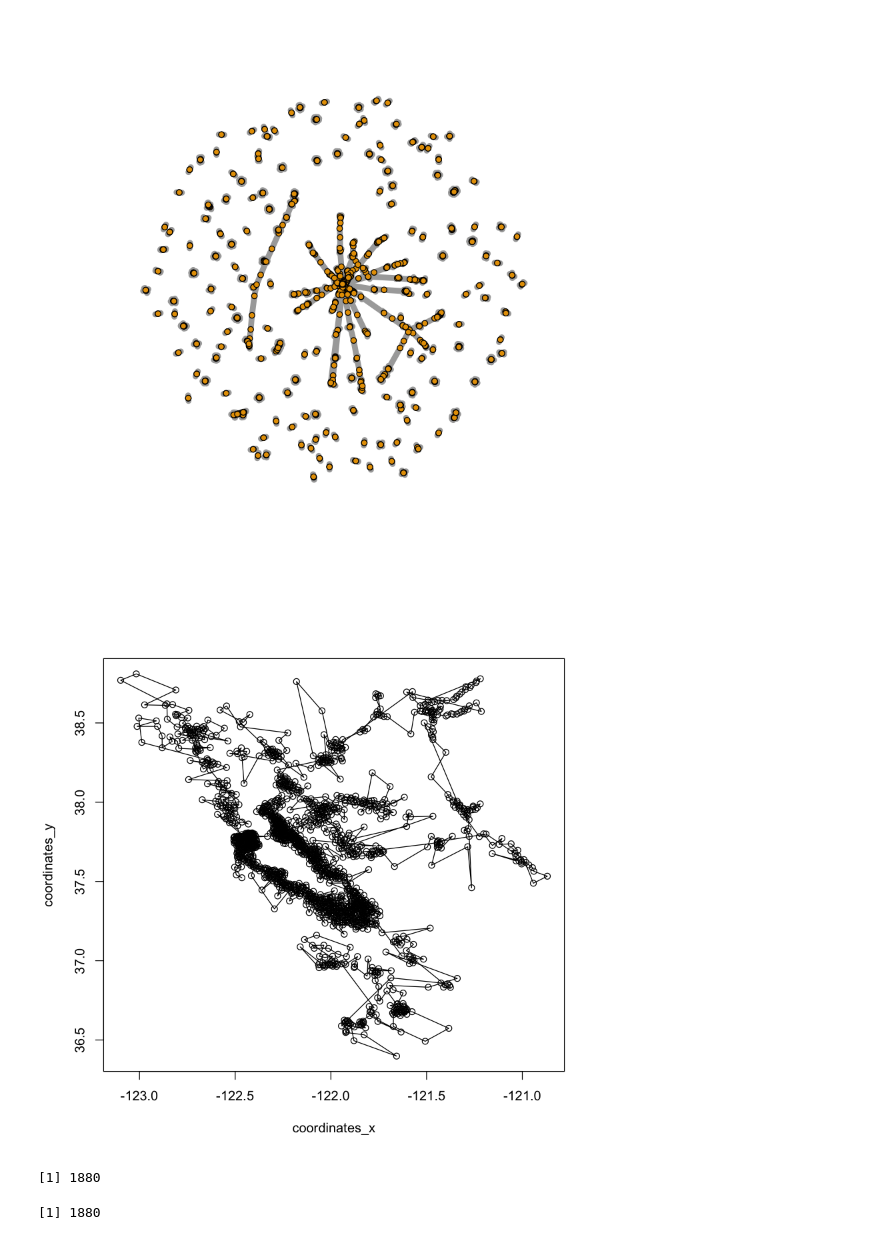
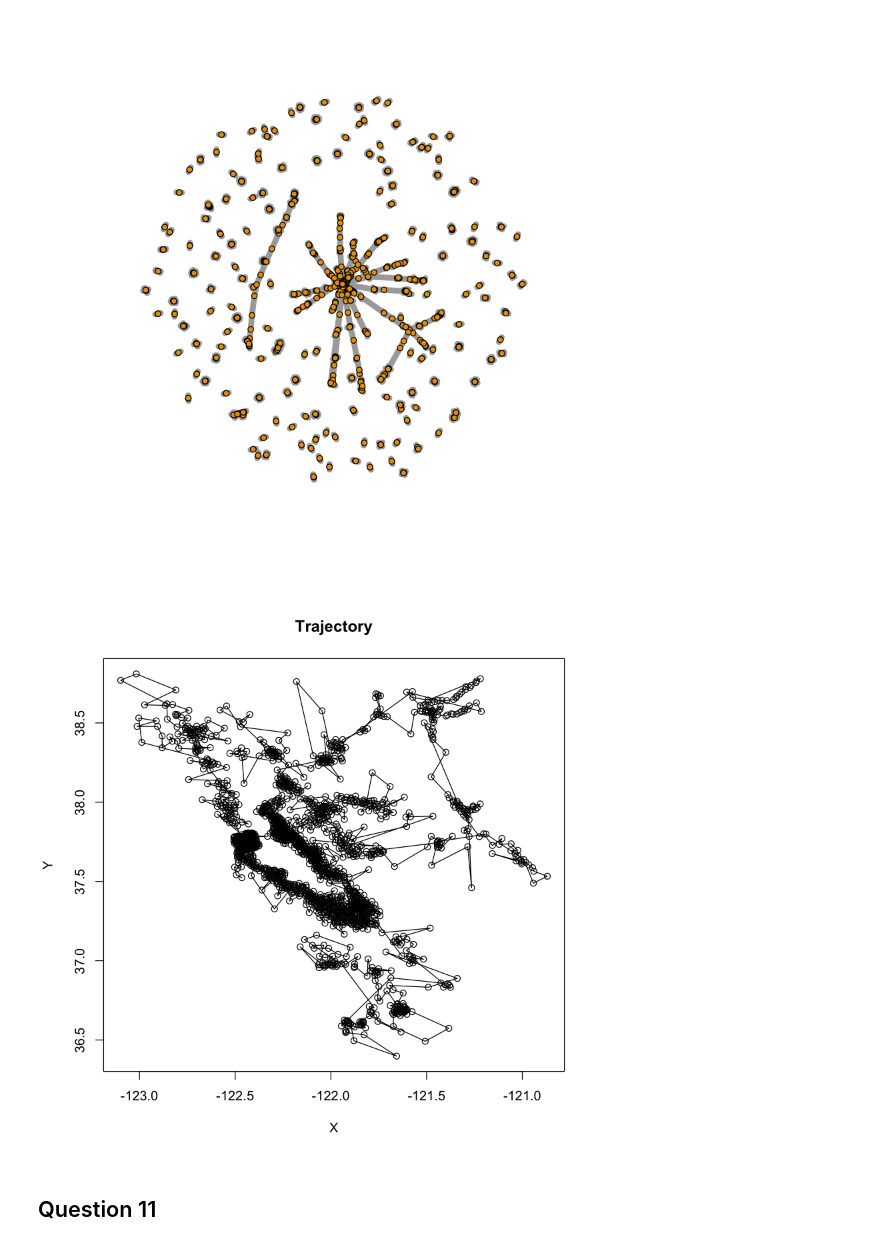
Before and after one commit to maithilibhide/ECE232, a Jupyter notebook: Project5/Uber_Graph.ipynb, the cells around one changed output. Cells and saved outputs as stored; diff of their text form; code cells hidden in the pictures.

```diff
--- a/Project5/Uber_Graph.ipynb
+++ b/Project5/Uber_Graph.ipynb
@@ -398,14 +378,8 @@ for (loc in location_ids) {
     coordinates_y <- c(coordinates_y, coord[[2]])
 }
 # %%
-plot(coordinates_x, coordinates_y, type="o")
+plot(coordinates_x, coordinates_y, type="o", xlab="X", ylab="Y", main="Trajectory")
 # %% [output]
-[figure, old version]
+[figure, new version]
-# %%
-length(unique(location_ids))
-# %% [output]
-[1] 1880
-# %%
-length(coordinates_x)
-# %% [output]
-[1] 1880
+# %% [markdown]
+<h2>Question 11</h2>
```
Also changed, not shown: parts of 9 cells of this notebook, 1 other file.
